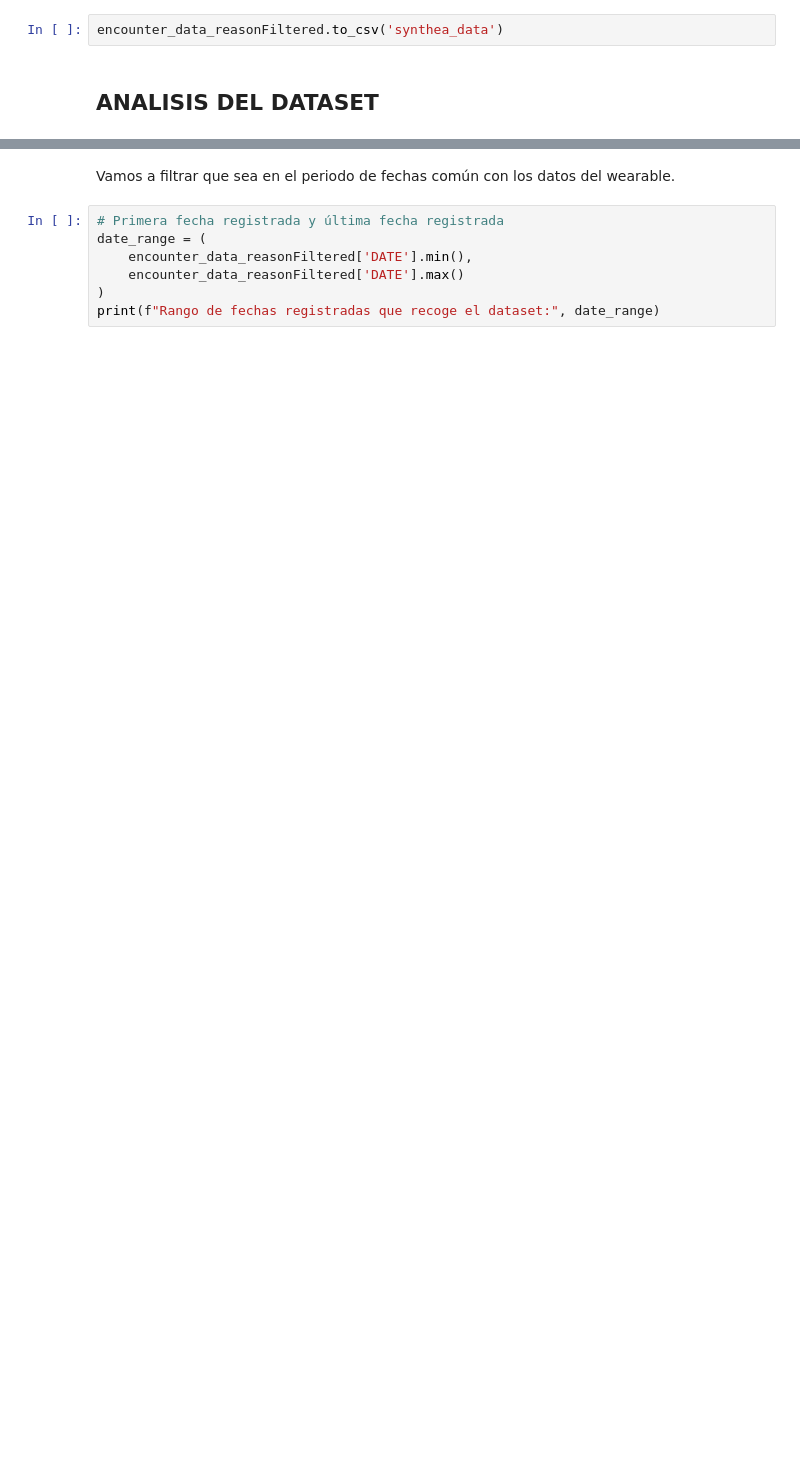
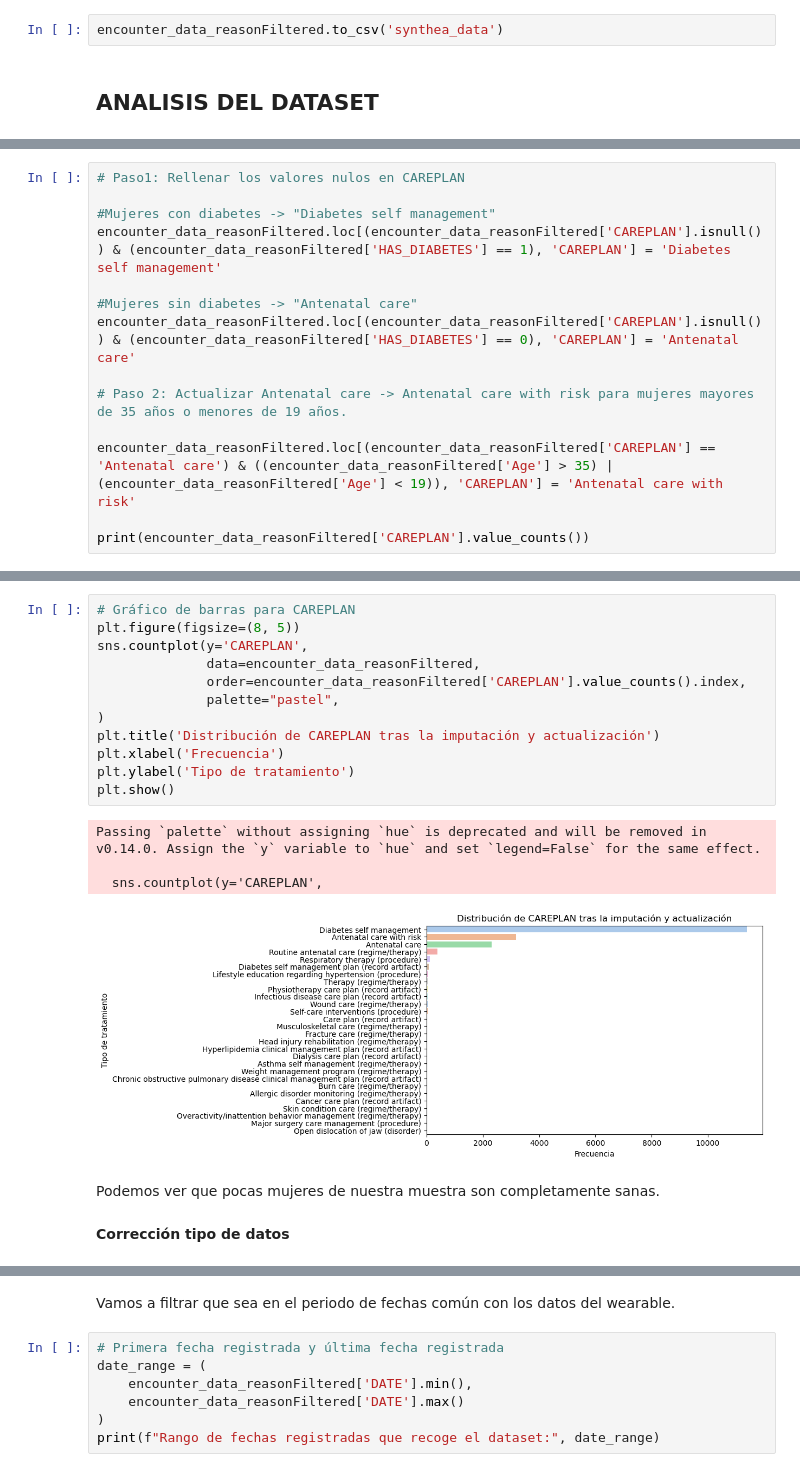
Before and after one commit to virginiaanton/Digital-Twin-for-perinatal-care-and-risk-prediction, a Jupyter notebook: Perinatal-encounters-simulation.ipynb, the cells around one changed output, grey strips where cells are left out. Drawn from its saved outputs; the diff is of its cells as text; blank space fills up the shorter version.

```diff
--- a/Perinatal-encounters-simulation.ipynb
+++ b/Perinatal-encounters-simulation.ipynb
@@ -270,0 +478,14 @@ encounter_data_reasonFiltered.to_csv('synthea_data')
+# %%
+# Paso1: Rellenar los valores nulos en CAREPLAN
+
+#Mujeres con diabetes -> "Diabetes self management"
+encounter_data_reasonFiltered.loc[(encounter_data_reasonFiltered['CAREPLAN'].isnull()) & (encounter_data_reasonFiltered['HAS_DIABETES'] == 1), 'CAREPLAN'] = 'Diabetes self management'
+
+#Mujeres sin diabetes -> "Antenatal care"
+encounter_data_reasonFiltered.loc[(encounter_data_reasonFiltered['CAREPLAN'].isnull()) & (encounter_data_reasonFiltered['HAS_DIABETES'] == 0), 'CAREPLAN'] = 'Antenatal care'
+
+# Paso 2: Actualizar Antenatal care -> Antenatal care with risk para mujeres mayores de 35 años o menores de 19 años.
+
+encounter_data_reasonFiltered.loc[(encounter_data_reasonFiltered['CAREPLAN'] == 'Antenatal care') & ((encounter_data_reasonFiltered['Age'] > 35) | (encounter_data_reasonFiltered['Age'] < 19)), 'CAREPLAN'] = 'Antenatal care with risk'
+
+print(encounter_data_reasonFiltered['CAREPLAN'].value_counts())
@@ -270,0 +527,21 @@ encounter_data_reasonFiltered.to_csv('synthea_data')
+# %%
+# Gráfico de barras para CAREPLAN
+plt.figure(figsize=(8, 5))
+sns.countplot(y='CAREPLAN',
+              data=encounter_data_reasonFiltered,
+              order=encounter_data_reasonFiltered['CAREPLAN'].value_counts().index,
+              palette="pastel",
+)
+plt.title('Distribución de CAREPLAN tras la imputación y actualización')
+plt.xlabel('Frecuencia')
+plt.ylabel('Tipo de tratamiento')
+plt.show()
+# %% [output]
+Passing `palette` without assigning `hue` is deprecated and will be removed in v0.14.0. Assign the `y` variable to `hue` and set `legend=False` for the same effect.
+
+  sns.countplot(y='CAREPLAN',
+[figure, added]
+# %% [markdown]
+Podemos ver que pocas mujeres de nuestra muestra son completamente sanas.
+# %% [markdown]
+**Corrección tipo de datos**
```
Also changed, not shown: parts of 52 cells of this notebook, 1 other file.
